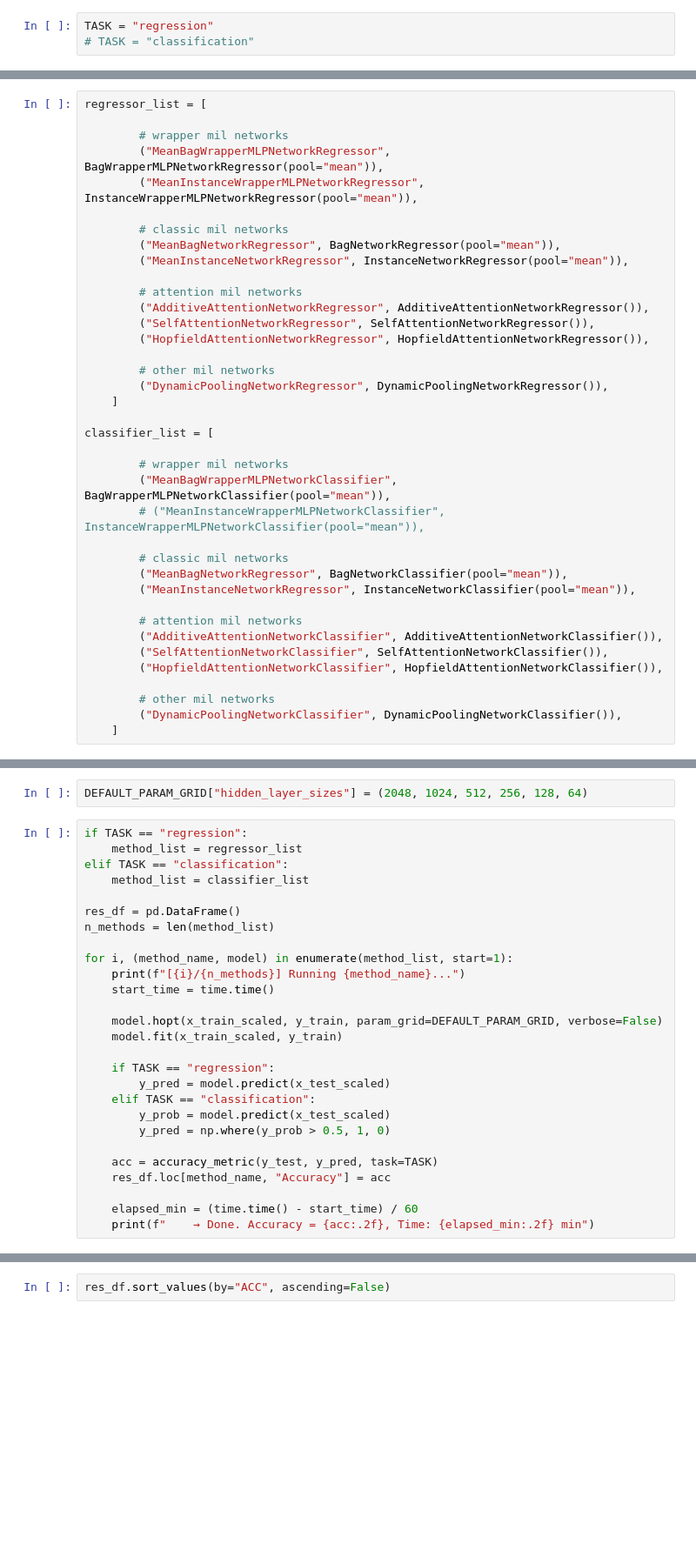
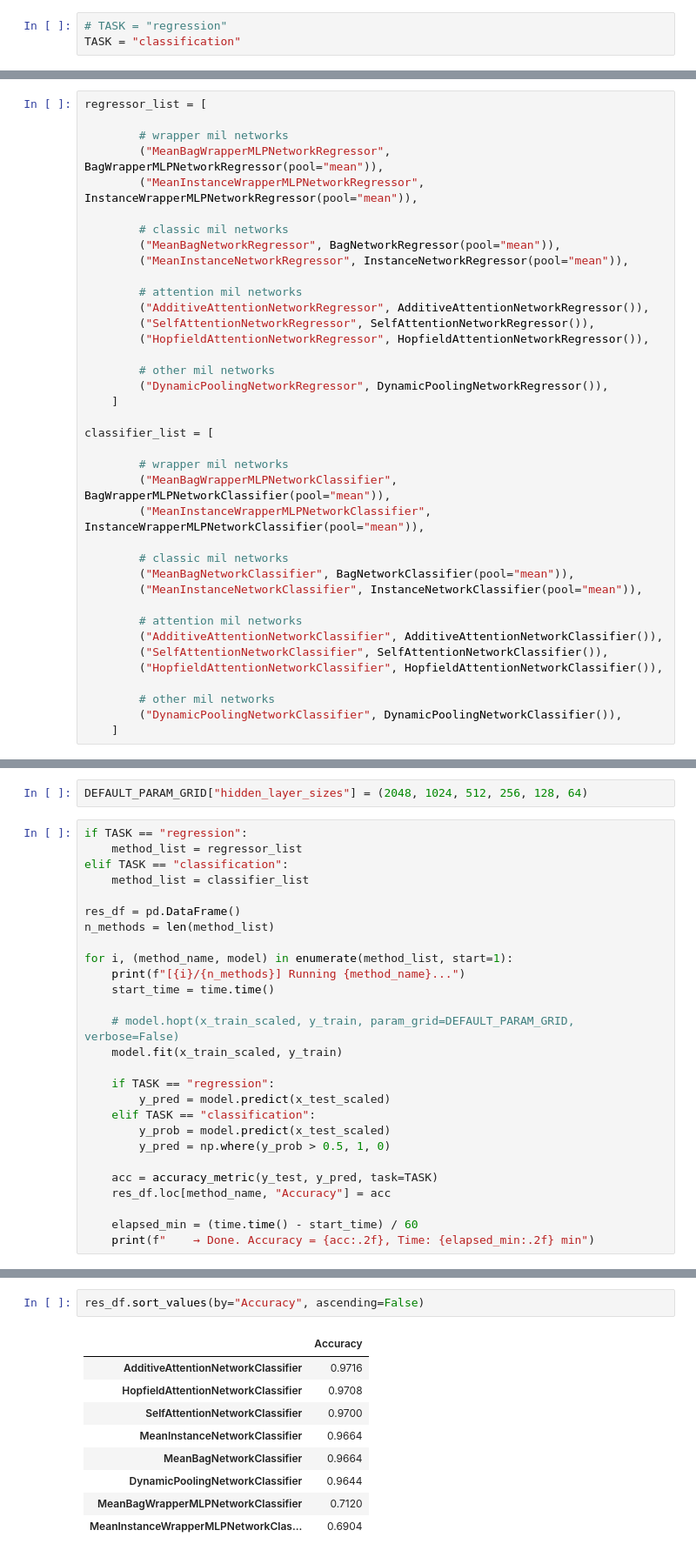
Before and after one commit to KagakuAI/milearn, a Jupyter notebook: notebooks/Tutorial_1_MIL_for_mnist_benchmark.ipynb, the cells around one changed output, grey strips where cells are left out. Shown at 87% size. Saved outputs shown, nothing was run; the diff lists cells and outputs as text; blank space fills up the shorter version.

```diff
--- a/notebooks/Tutorial_1_MIL_for_mnist_benchmark.ipynb
+++ b/notebooks/Tutorial_1_MIL_for_mnist_benchmark.ipynb
@@ -55,8 +55,8 @@ def accuracy_metric(y_true, y_pred, task=None):
     elif task == "regression":
         return r2_score(y_true, y_pred)
 # %%
-TASK = "regression"
-# TASK = "classification"
+# TASK = "regression"
+TASK = "classification"
 # %%
 bag_size = 10
 num_bags = 10000
@@ -93,11 +93,11 @@ classifier_list = [
 
         # wrapper mil networks
         ("MeanBagWrapperMLPNetworkClassifier", BagWrapperMLPNetworkClassifier(pool="mean")),
-        # ("MeanInstanceWrapperMLPNetworkClassifier", InstanceWrapperMLPNetworkClassifier(pool="mean")),
+        ("MeanInstanceWrapperMLPNetworkClassifier", InstanceWrapperMLPNetworkClassifier(pool="mean")),
 
         # classic mil networks
-        ("MeanBagNetworkRegressor", BagNetworkClassifier(pool="mean")),
-        ("MeanInstanceNetworkRegressor", InstanceNetworkClassifier(pool="mean")),
+        ("MeanBagNetworkClassifier", BagNetworkClassifier(pool="mean")),
+        ("MeanInstanceNetworkClassifier", InstanceNetworkClassifier(pool="mean")),
 
         # attention mil networks
         ("AdditiveAttentionNetworkClassifier", AdditiveAttentionNetworkClassifier()),
@@ -131,7 +131,7 @@ for i, (method_name, model) in enumerate(method_list, start=1):
     print(f"[{i}/{n_methods}] Running {method_name}...")
     start_time = time.time()
 
-    model.hopt(x_train_scaled, y_train, param_grid=DEFAULT_PARAM_GRID, verbose=False)
+    # model.hopt(x_train_scaled, y_train, param_grid=DEFAULT_PARAM_GRID, verbose=False)
     model.fit(x_train_scaled, y_train)
 
     if TASK == "regression":
@@ -150,2 +165,12 @@ for i, (method_name, model) in enumerate(method_list, start=1):
 # %%
-res_df.sort_values(by="ACC", ascending=False)
+res_df.sort_values(by="Accuracy", ascending=False)
+# %% [output]
+|  | Accuracy |
+| AdditiveAttentionNetworkClassifier | 0.9716 |
+| HopfieldAttentionNetworkClassifier | 0.9708 |
+| SelfAttentionNetworkClassifier | 0.9700 |
+| MeanInstanceNetworkClassifier | 0.9664 |
+| MeanBagNetworkClassifier | 0.9664 |
+| DynamicPoolingNetworkClassifier | 0.9644 |
+| MeanBagWrapperMLPNetworkClassifier | 0.7120 |
+| MeanInstanceWrapperMLPNetworkClas... | 0.6904 |
```
Also changed, not shown: parts of 1 cell of this notebook, 2 other files.
